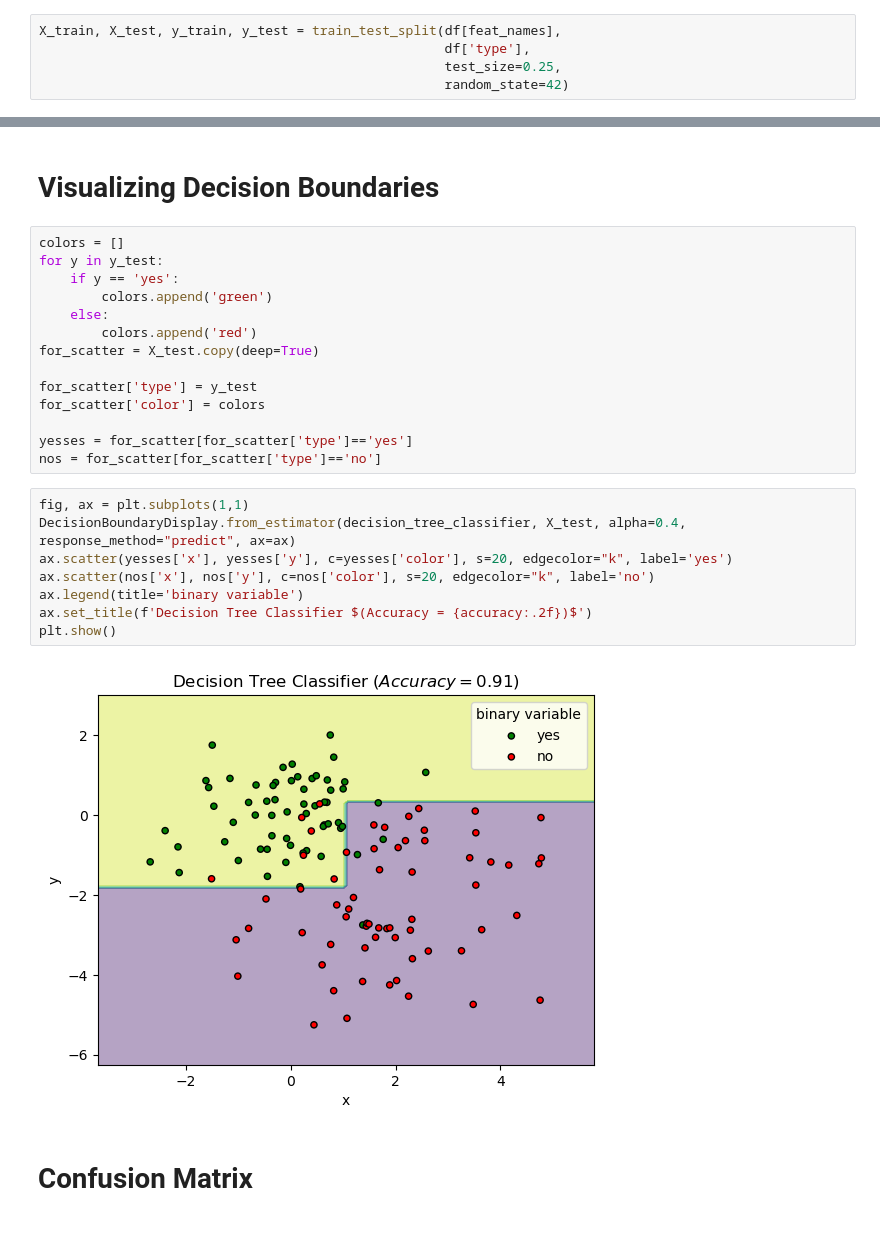
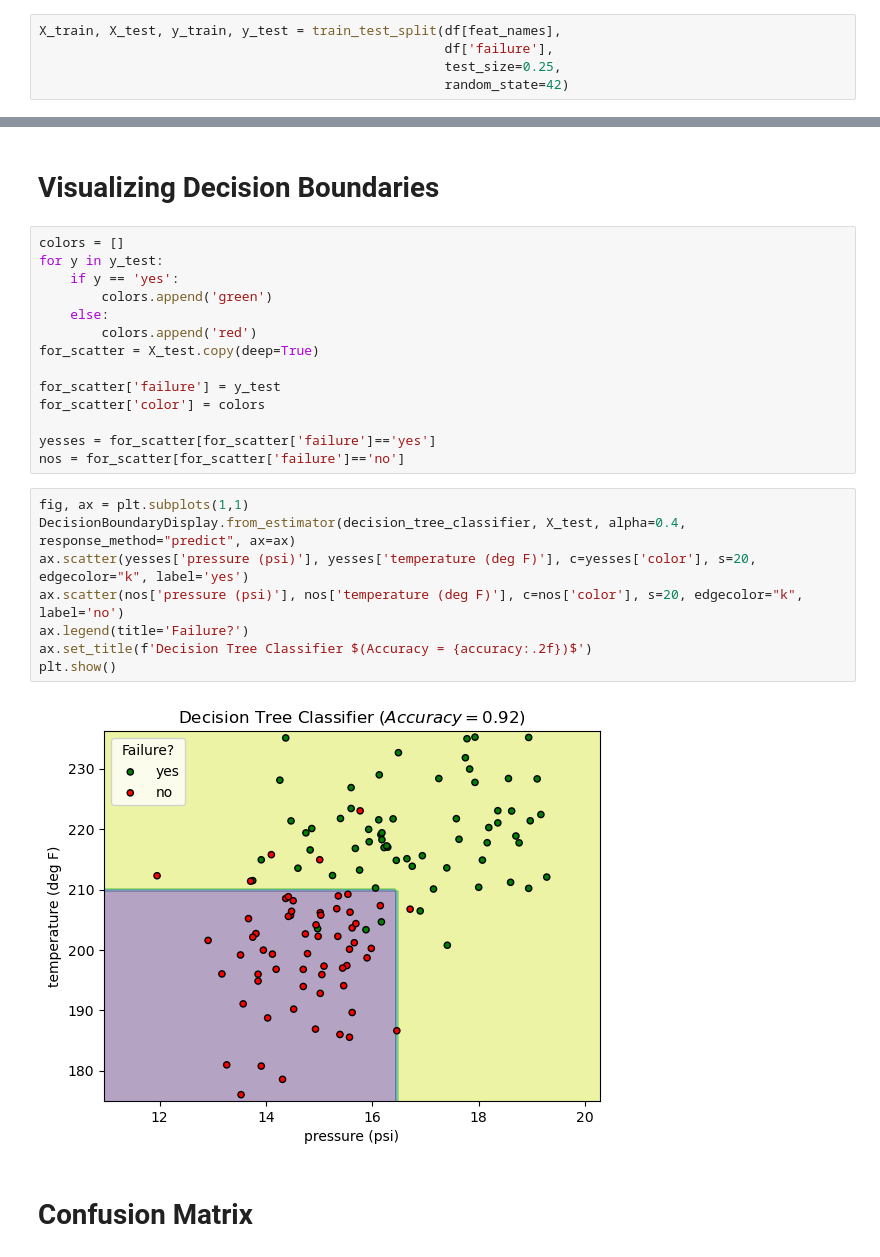
Before and after one commit to papir805/Stanford-ML-Class, a Jupyter notebook: notebooks/decision_tree_classification.ipynb, the cells around one changed output, grey strips where cells are left out. Saved outputs shown, nothing was run; the diff lists cells and outputs as text.

```diff
--- a/notebooks/decision_tree_classification.ipynb
+++ b/notebooks/decision_tree_classification.ipynb
@@ -32,6 +34,6 @@ class_names = df['type'].unique()
 # %%
 X_train, X_test, y_train, y_test = train_test_split(df[feat_names],
-                                                    df['type'],
+                                                    df['failure'],
                                                     test_size=0.25,
                                                     random_state=42)
 # %% [markdown]
@@ -95,21 +95,21 @@ for y in y_test:
         colors.append('red')
 for_scatter = X_test.copy(deep=True)
 
-for_scatter['type'] = y_test
+for_scatter['failure'] = y_test
 for_scatter['color'] = colors
 
-yesses = for_scatter[for_scatter['type']=='yes']
-nos = for_scatter[for_scatter['type']=='no']
+yesses = for_scatter[for_scatter['failure']=='yes']
+nos = for_scatter[for_scatter['failure']=='no']
 # %%
 fig, ax = plt.subplots(1,1)
 DecisionBoundaryDisplay.from_estimator(decision_tree_classifier, X_test, alpha=0.4, response_method="predict", ax=ax)
-ax.scatter(yesses['x'], yesses['y'], c=yesses['color'], s=20, edgecolor="k", label='yes')
-ax.scatter(nos['x'], nos['y'], c=nos['color'], s=20, edgecolor="k", label='no')
-ax.legend(title='binary variable')
+ax.scatter(yesses['pressure (psi)'], yesses['temperature (deg F)'], c=yesses['color'], s=20, edgecolor="k", label='yes')
+ax.scatter(nos['pressure (psi)'], nos['temperature (deg F)'], c=nos['color'], s=20, edgecolor="k", label='no')
+ax.legend(title='Failure?')
 ax.set_title(f'Decision Tree Classifier $(Accuracy = {accuracy:.2f})$')
 plt.show()
 # %% [output]
-[figure, old version]
+[figure, new version]
 # %% [markdown]
 # Confusion Matrix
 # %%
```
Also changed, not shown: parts of 8 cells of this notebook, 3 other files.
